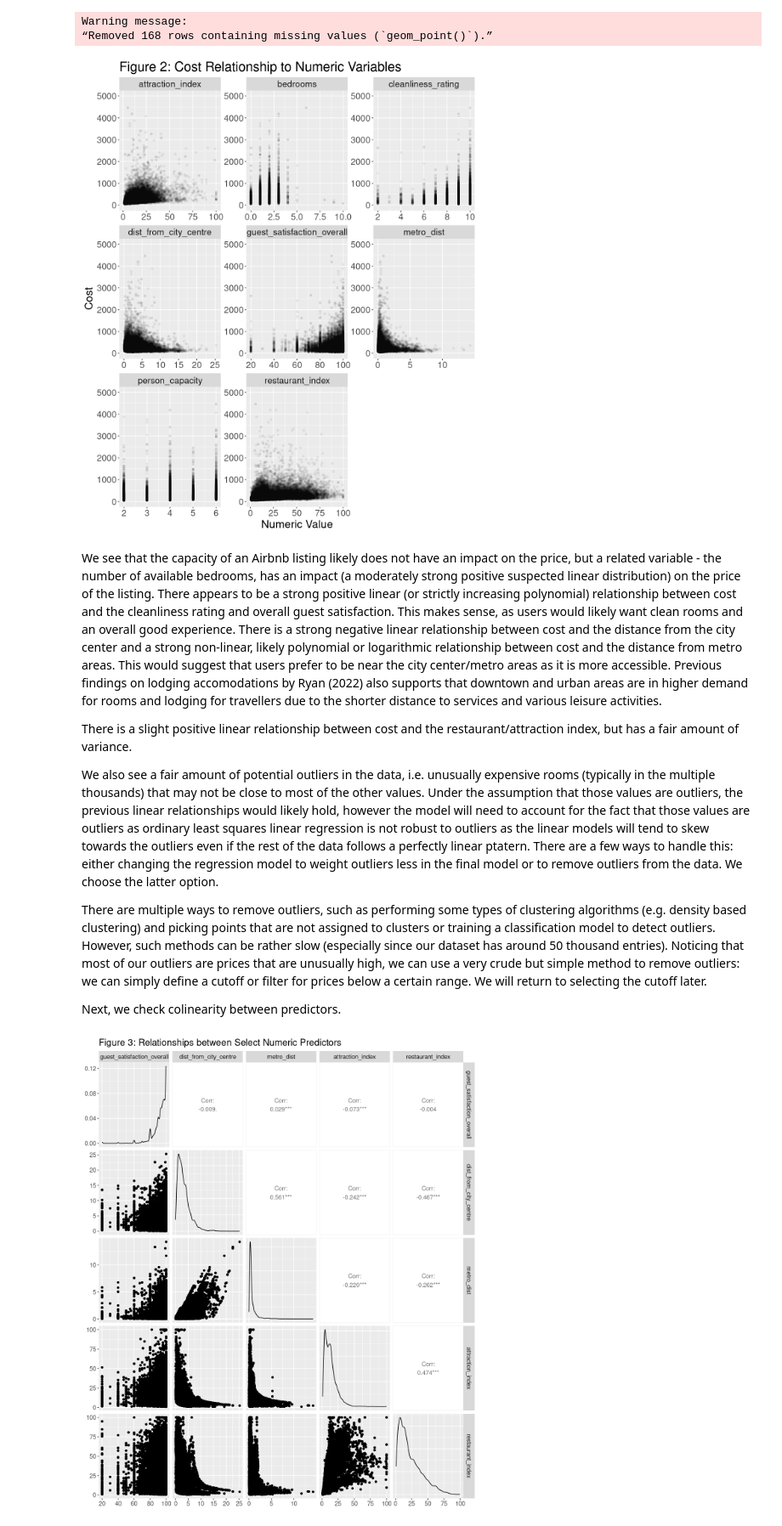
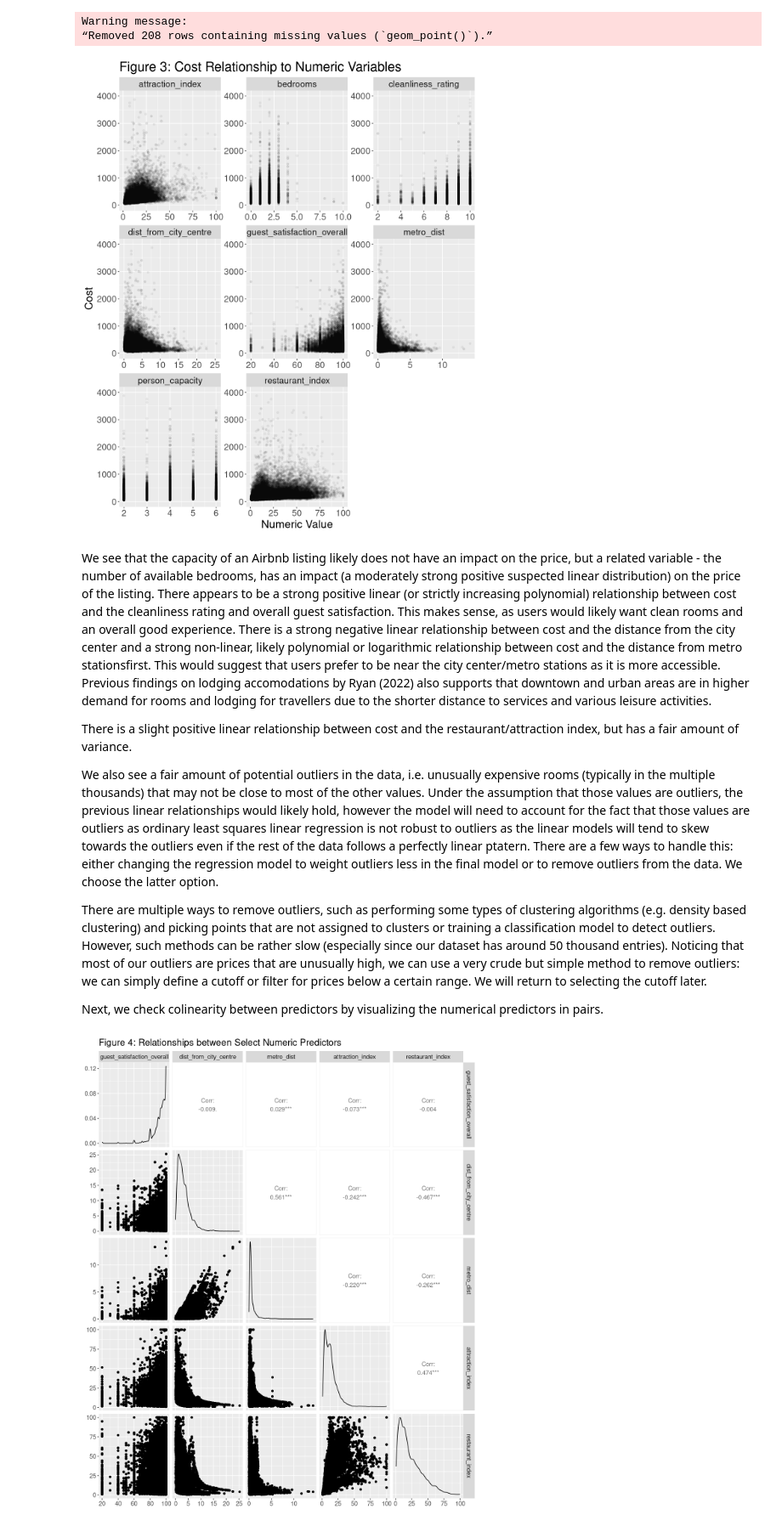
Before and after one commit to Z0rb14n/DSCI-100-Project, a Jupyter notebook: FinalReport.ipynb, the cells around one changed output. Shown: that part at 85% size. Saved outputs shown, nothing was run; the diff lists cells and outputs as text; code cells hidden in the pictures.

```diff
--- a/FinalReport.ipynb
+++ b/FinalReport.ipynb
@@ -177,28 +159,24 @@ Next, we analyze the numerical variables' distributions versus cost. Note we do
 # %%
-#############################################              #############################################
-############################################# TODO CLEANUP #############################################
-#############################################              #############################################
-
 options(repr.plot.width = 10, repr.plot.height = 12)
 
 airbnb_numeric <- airbnb_train |>
     select(cost, person_capacity, cleanliness_rating, guest_satisfaction_overall,
            bedrooms, dist_from_city_centre, metro_dist, attraction_index, restaurant_index)
 
 airbnb_numeric |>
     gather(-cost, key = "variable", value = "value") |>
     ggplot(aes(x=value, y = cost)) +
         geom_point(alpha = 0.05) +
         facet_wrap(~variable, scales = "free", ncol = 3) +
-        ylim(0,5000) + # might remove some outliers but could be problematic
-        labs(x = "Numeric Value", y = "Cost", title = "Figure 2: Cost Relationship to Numeric Variables") +
+        ylim(0,4000) + #!!!
+        labs(x = "Numeric Value", y = "Cost", title = "Figure 3: Cost Relationship to Numeric Variables") +
         theme(text = element_text(size = 20))
 # %% [output]
 Warning message:
-“Removed 168 rows containing missing values (`geom_point()`).”
+“Removed 208 rows containing missing values (`geom_point()`).”
-[figure, old version]
+[figure, new version]
 # %% [markdown]
-We see that the capacity of an Airbnb listing likely does not have an impact on the price, but a related variable - the number of available bedrooms, has an impact (a moderately strong positive suspected linear distribution) on the price of the listing. There appears to be a strong positive linear (or strictly increasing polynomial) relationship between cost and the cleanliness rating and overall guest satisfaction. This makes sense, as users would likely want clean rooms and an overall good experience. There is a strong negative linear relationship between cost and the distance from the city center and a strong non-linear, likely polynomial or logarithmic relationship between cost and the distance from metro areas. This would suggest that users prefer to be near the city center/metro areas as it is more accessible. Previous findings on lodging accomodations by Ryan (2022) also supports that downtown and urban areas are in higher demand for rooms and lodging for travellers due to the shorter distance to services and various leisure activities.
+We see that the capacity of an Airbnb listing likely does not have an impact on the price, but a related variable - the number of available bedrooms, has an impact (a moderately strong positive suspected linear distribution) on the price of the listing. There appears to be a strong positive linear (or strictly increasing polynomial) relationship between cost and the cleanliness rating and overall guest satisfaction. This makes sense, as users would likely want clean rooms and an overall good experience. There is a strong negative linear relationship between cost and the distance from the city center and a strong non-linear, likely polynomial or logarithmic relationship between cost and the distance from metro stationsfirst. This would suggest that users prefer to be near the city center/metro stations as it is more accessible. Previous findings on lodging accomodations by Ryan (2022) also supports that downtown and urban areas are in higher demand for rooms and lodging for travellers due to the shorter distance to services and various leisure activities.
 
 There is a slight positive linear relationship between cost and the restaurant/attraction index, but has a fair amount of variance.
 
@@ -206,5 +184,5 @@ We also see a fair amount of potential outliers in the data, i.e. unusually expe
 
 There are multiple ways to remove outliers, such as performing some types of clustering algorithms (e.g. density based clustering) and picking points that are not assigned to clusters or training a classification model to detect outliers. However, such methods can be rather slow (especially since our dataset has around 50 thousand entries). Noticing that most of our outliers are prices that are unusually high, we can use a very crude but simple method to remove outliers: we can simply define a cutoff or filter for prices below a certain range. We will return to selecting the cutoff later.
 
-Next, we check colinearity between predictors.
+Next, we check colinearity between predictors by visualizing the numerical predictors in pairs.
 # %%
```
Also changed, not shown: parts of 25 cells of this notebook.
